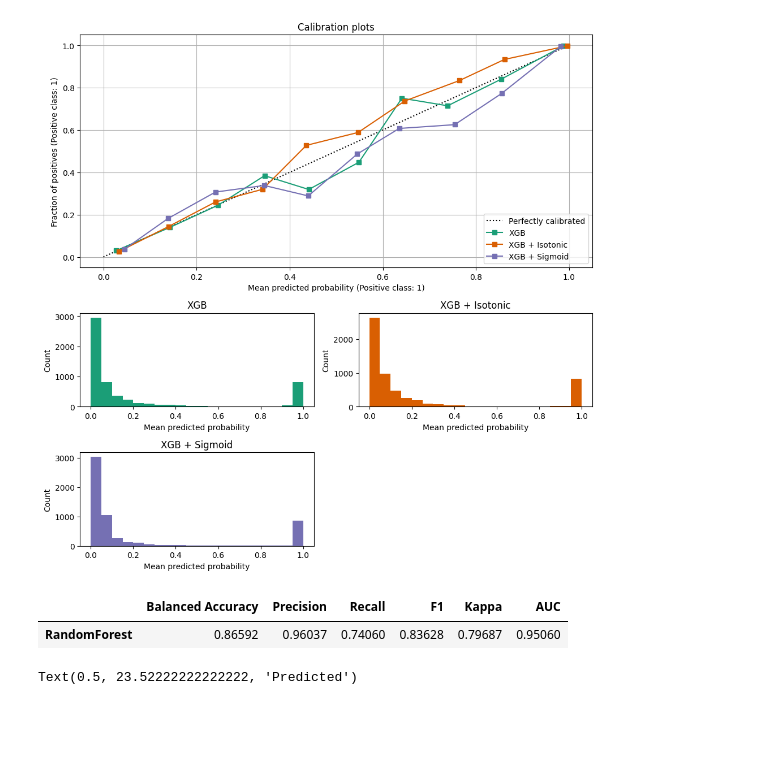
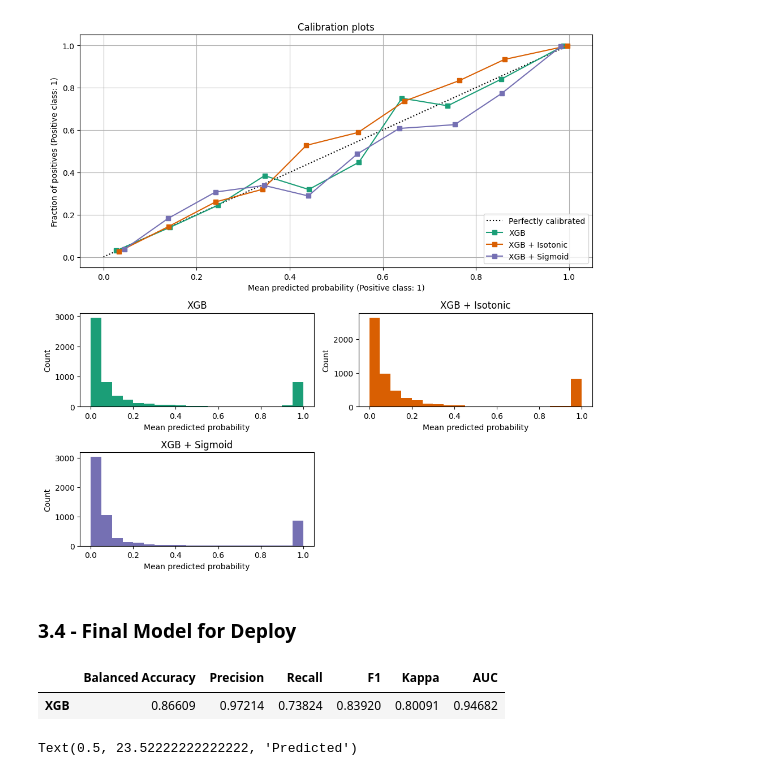
Before and after one commit to felipebita/credit_risk, a Jupyter notebook: notebook/credit_risk_modeling.ipynb, the cells around one changed output. Saved outputs shown, nothing was run; the diff lists cells and outputs as text; code cells hidden in the pictures; blank space fills up the shorter version.

```diff
--- a/notebook/credit_risk_modeling.ipynb
+++ b/notebook/credit_risk_modeling.ipynb
@@ -964,29 +956,31 @@ plt.tight_layout()
 plt.show()
 # %% [output]
 [figure]
+# %% [markdown]
+### **3.4 - Final Model for Deploy**
 # %%
 X = dataset.drop(["loanstatus"], axis=1)
 y = dataset[["loanstatus"]]
 
 X_train, X_test, y_train, y_test = train_test_split(X, y, test_size=0.2, random_state=33)
 
 model = XGBClassifier()
 model.fit(X_train, y_train)
 y_pred = model.predict(X_test)
 y_pred_prob = model.predict_proba(X_test)[:, 1]
 fpr, tpr, thresholds = roc_curve(y_test, y_pred_prob)
 
 model1 = pd.DataFrame({"Balanced Accuracy": balanced_accuracy_score(y_test, y_pred),
                         "Precision": precision_score(y_test, y_pred),
                         "Recall": recall_score(y_test, y_pred),
                         "F1": f1_score(y_test, y_pred),
                         "Kappa": cohen_kappa_score(y_test, y_pred),
                         "AUC":auc(fpr, tpr)},
-                       index=["RandomForest"])
+                       index=["XGB"])
 model1
 # %% [output]
 |  | Balanced Accuracy | Precision | Recall | F1 | Kappa | AUC |
-| RandomForest | 0.86592 | 0.96037 | 0.74060 | 0.83628 | 0.79687 | 0.95060 |
+| XGB | 0.86609 | 0.97214 | 0.73824 | 0.83920 | 0.80091 | 0.94682 |
 # %%
 cnf_matrix = confusion_matrix(y_test, y_pred)
 
```
Also changed, not shown: parts of 18 cells of this notebook.
